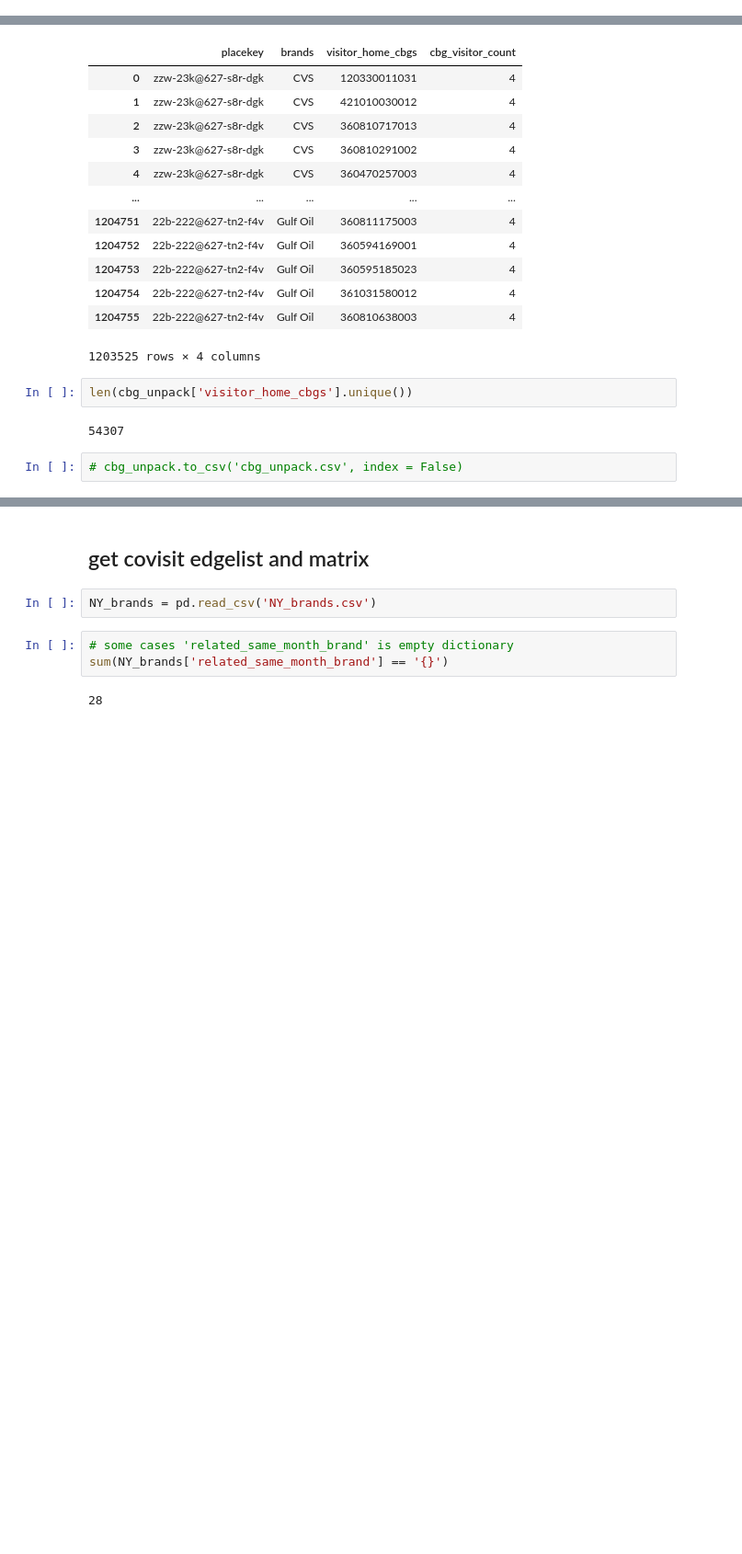
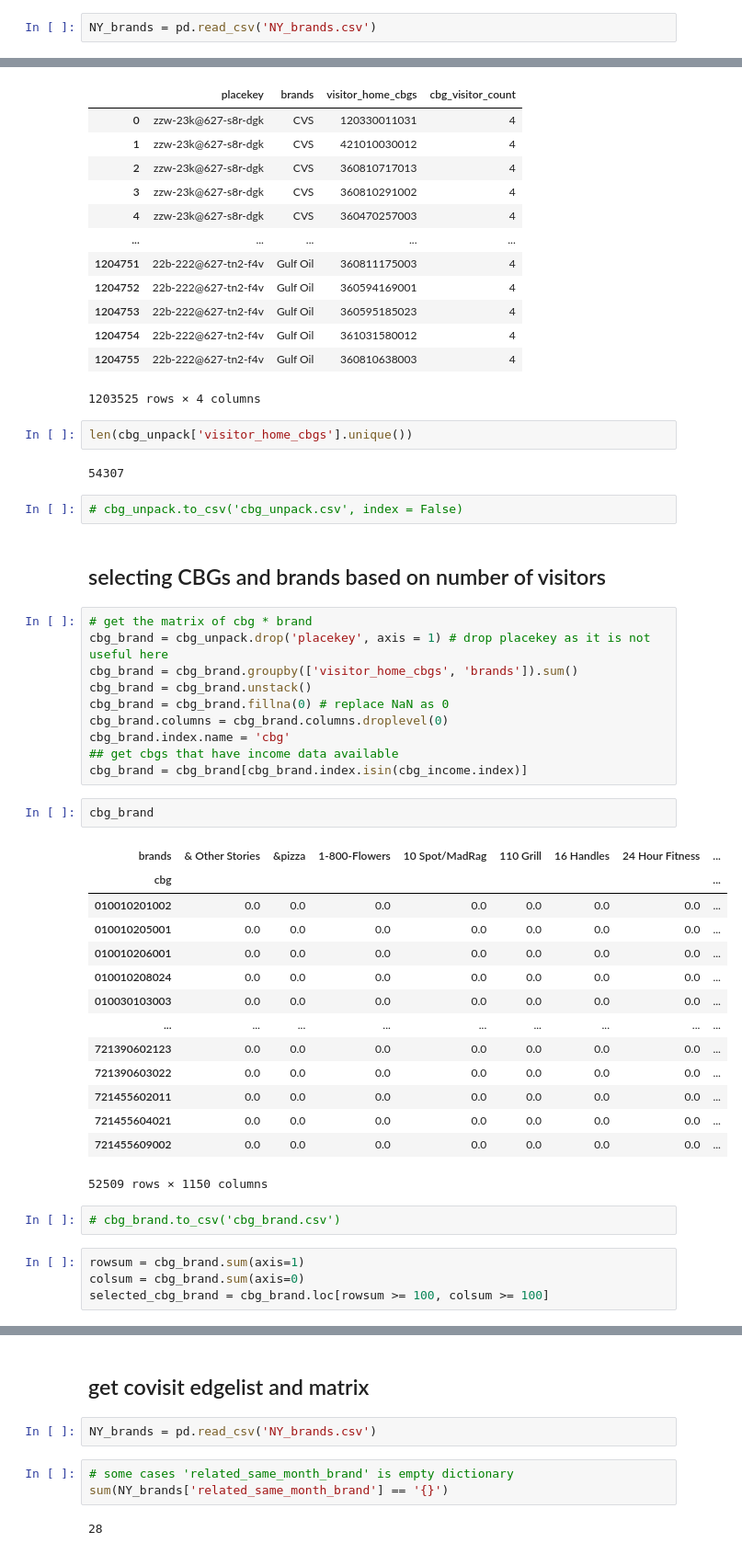
Before and after one commit to yuanmohe/SafeGraph_comsumption_diversity, a Jupyter notebook: 01_data_cleaning.ipynb, the cells around one changed output, grey strips where cells are left out. Shown: that part at 92% size. Saved outputs shown, nothing was run; the diff lists cells and outputs as text; blank space fills up the shorter version.

```diff
--- a/01_data_cleaning.ipynb
+++ b/01_data_cleaning.ipynb
@@ -81,3 +84,5 @@ number of rows: 24188
+# %%
+NY_brands = pd.read_csv('NY_brands.csv')
 # %%
 sum(NY_brands['visitor_home_cbgs'] == '{}')
 # %% [output]
@@ -113,3 +118,38 @@ len(cbg_unpack['visitor_home_cbgs'].unique())
 54307
 # %%
 # cbg_unpack.to_csv('cbg_unpack.csv', index = False)
+# %% [markdown]
+## selecting CBGs and brands based on number of visitors
+# %%
+# get the matrix of cbg * brand
+cbg_brand = cbg_unpack.drop('placekey', axis = 1) # drop placekey as it is not useful here
+cbg_brand = cbg_brand.groupby(['visitor_home_cbgs', 'brands']).sum()
+cbg_brand = cbg_brand.unstack()
+cbg_brand = cbg_brand.fillna(0) # replace NaN as 0
+cbg_brand.columns = cbg_brand.columns.droplevel(0)
+cbg_brand.index.name = 'cbg'
+## get cbgs that have income data available
+cbg_brand = cbg_brand[cbg_brand.index.isin(cbg_income.index)]
+# %%
+cbg_brand
+# %% [output]
+| brands | & Other Stories | &pizza | 1-800-Flowers | 10 Spot/MadRag | 110 Grill | 16 Handles | 24 Hour Fitness | ... |
+| cbg |  |  |  |  |  |  |  | ... |
+| 010010201002 | 0.0 | 0.0 | 0.0 | 0.0 | 0.0 | 0.0 | 0.0 | ... |
+| 010010205001 | 0.0 | 0.0 | 0.0 | 0.0 | 0.0 | 0.0 | 0.0 | ... |
+| 010010206001 | 0.0 | 0.0 | 0.0 | 0.0 | 0.0 | 0.0 | 0.0 | ... |
+| 010010208024 | 0.0 | 0.0 | 0.0 | 0.0 | 0.0 | 0.0 | 0.0 | ... |
+| 010030103003 | 0.0 | 0.0 | 0.0 | 0.0 | 0.0 | 0.0 | 0.0 | ... |
+| ... | ... | ... | ... | ... | ... | ... | ... | ... |
+| 721390602123 | 0.0 | 0.0 | 0.0 | 0.0 | 0.0 | 0.0 | 0.0 | ... |
+| 721390603022 | 0.0 | 0.0 | 0.0 | 0.0 | 0.0 | 0.0 | 0.0 | ... |
+| 721455602011 | 0.0 | 0.0 | 0.0 | 0.0 | 0.0 | 0.0 | 0.0 | ... |
+| 721455604021 | 0.0 | 0.0 | 0.0 | 0.0 | 0.0 | 0.0 | 0.0 | ... |
+| 721455609002 | 0.0 | 0.0 | 0.0 | 0.0 | 0.0 | 0.0 | 0.0 | ... |
+52509 rows × 1150 columns
+# %%
+# cbg_brand.to_csv('cbg_brand.csv')
+# %%
+rowsum = cbg_brand.sum(axis=1)
+colsum = cbg_brand.sum(axis=0)
+selected_cbg_brand = cbg_brand.loc[rowsum >= 100, colsum >= 100]
```
Also changed, not shown: parts of 18 cells of this notebook, 14 other files.
